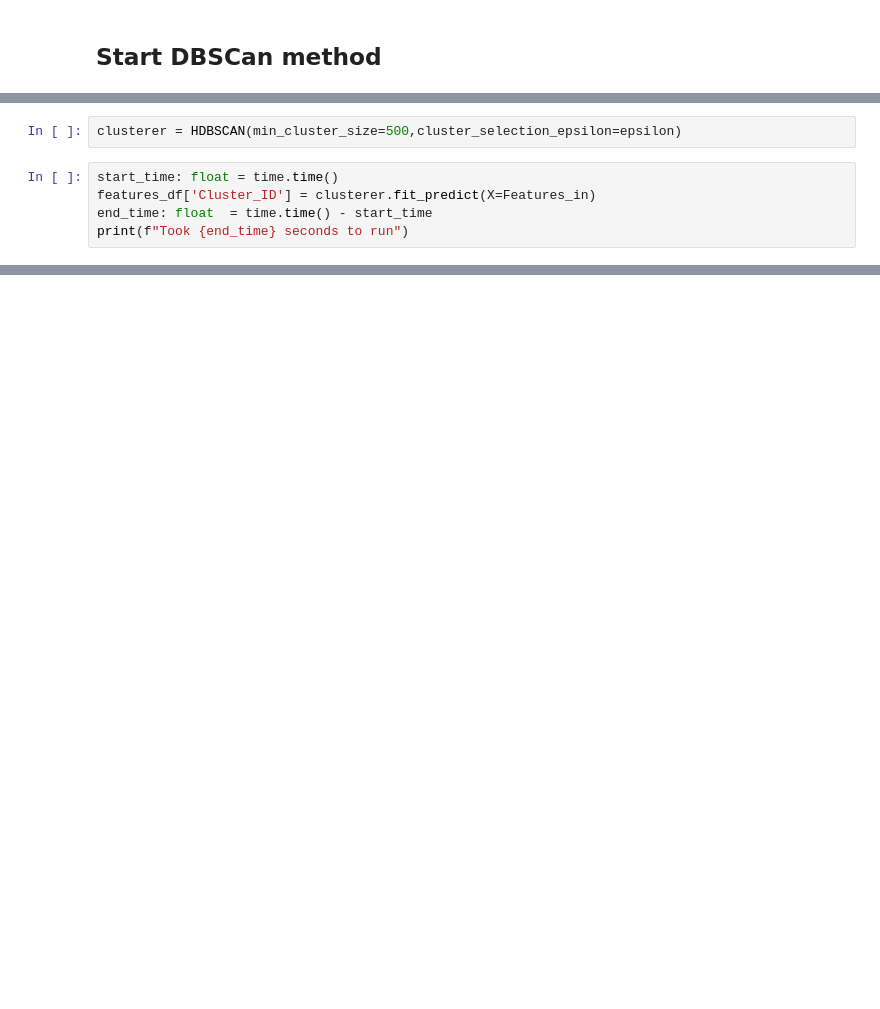
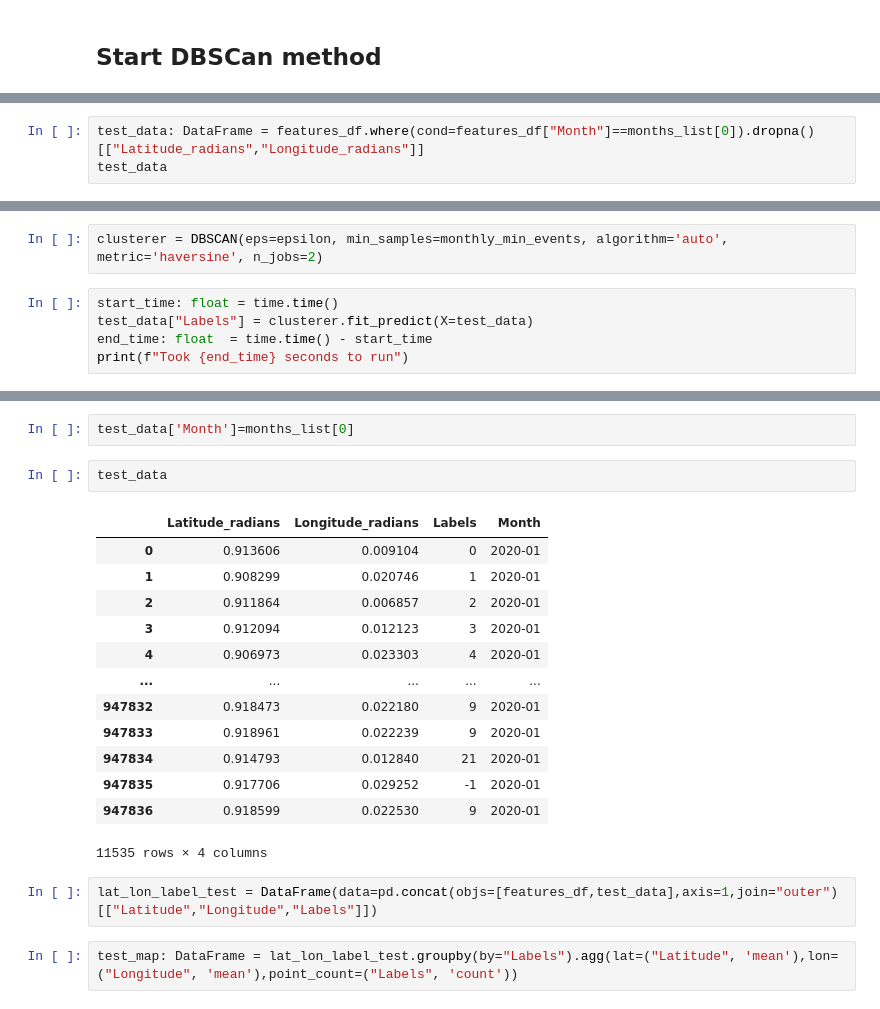
Before and after one commit to ClimatologyProjectProfile/crimetology, a Jupyter notebook: 1_spatial_clusters/spatial_clustering.ipynb, the cells around one changed output, grey strips where cells are left out. Cells and saved outputs as stored; diff of their text form; blank space fills up the shorter version.

Commit message:
clustering method on just one month of data

```diff
--- a/1_spatial_clusters/spatial_clustering.ipynb
+++ b/1_spatial_clusters/spatial_clustering.ipynb
@@ -187,0 +162,3 @@ features_in = features_df[["Latitude_radians", "Longitude_radians"]].values
+# %%
+test_data: DataFrame = features_df.where(cond=features_df["Month"]==months_list[0]).dropna()[["Latitude_radians","Longitude_radians"]]
+test_data
@@ -188,7 +179,7 @@ features_in = features_df[["Latitude_radians", "Longitude_radians"]].values
 # %%
-clusterer = HDBSCAN(min_cluster_size=500,cluster_selection_epsilon=epsilon)
+clusterer = DBSCAN(eps=epsilon, min_samples=monthly_min_events, algorithm='auto', metric='haversine', n_jobs=2)
 # %%
 start_time: float = time.time()
-features_df['Cluster_ID'] = clusterer.fit_predict(X=Features_in)
+test_data["Labels"] = clusterer.fit_predict(X=test_data)
 end_time: float  = time.time() - start_time
 print(f"Took {end_time} seconds to run")
@@ -194,0 +203,22 @@ print(f"Took {end_time} seconds to run")
+# %%
+test_data['Month']=months_list[0]
+# %%
+test_data
+# %% [output]
+|  | Latitude_radians | Longitude_radians | Labels | Month |
+| 0 | 0.913606 | 0.009104 | 0 | 2020-01 |
+| 1 | 0.908299 | 0.020746 | 1 | 2020-01 |
+| 2 | 0.911864 | 0.006857 | 2 | 2020-01 |
+| 3 | 0.912094 | 0.012123 | 3 | 2020-01 |
+| 4 | 0.906973 | 0.023303 | 4 | 2020-01 |
+| ... | ... | ... | ... | ... |
+| 947832 | 0.918473 | 0.022180 | 9 | 2020-01 |
+| 947833 | 0.918961 | 0.022239 | 9 | 2020-01 |
+| 947834 | 0.914793 | 0.012840 | 21 | 2020-01 |
+| 947835 | 0.917706 | 0.029252 | -1 | 2020-01 |
+| 947836 | 0.918599 | 0.022530 | 9 | 2020-01 |
+11535 rows × 4 columns
+# %%
+lat_lon_label_test = DataFrame(data=pd.concat(objs=[features_df,test_data],axis=1,join="outer")[["Latitude","Longitude","Labels"]])
+# %%
+test_map: DataFrame = lat_lon_label_test.groupby(by="Labels").agg(lat=("Latitude", 'mean'),lon=("Longitude", 'mean'),point_count=("Labels", 'count'))
```
Also changed, not shown: parts of 21 cells of this notebook.
